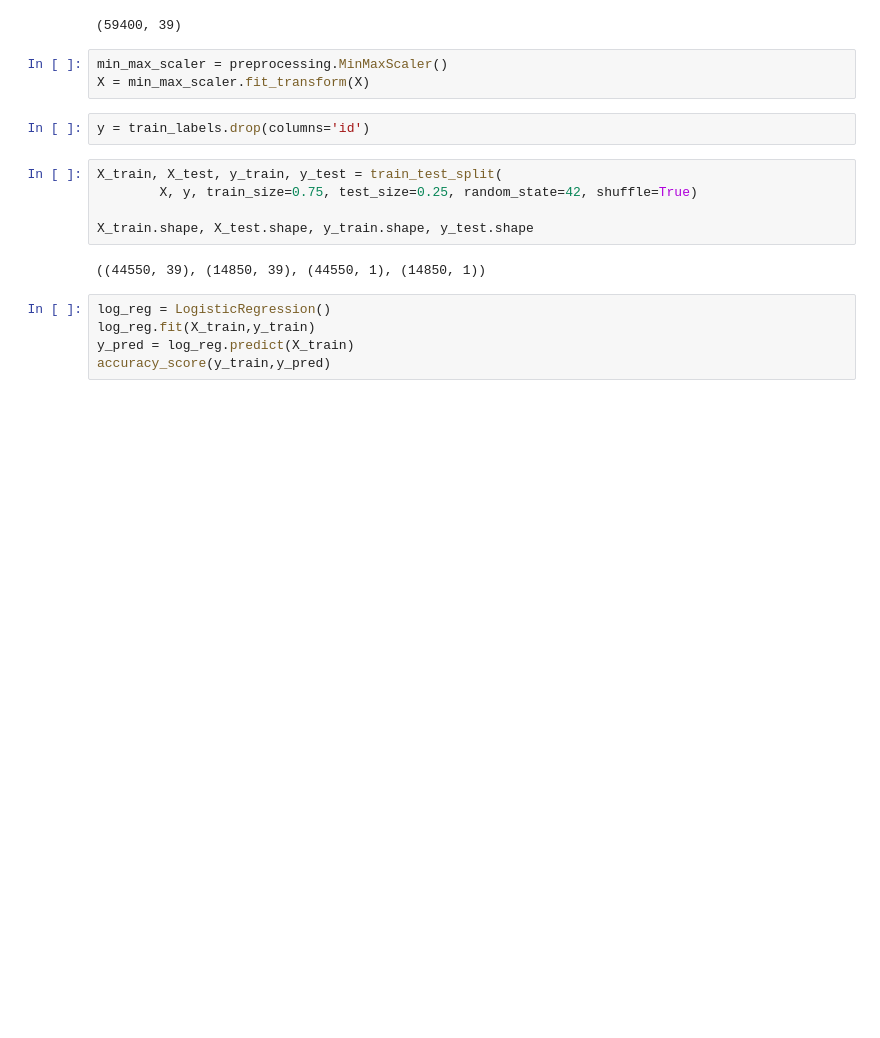
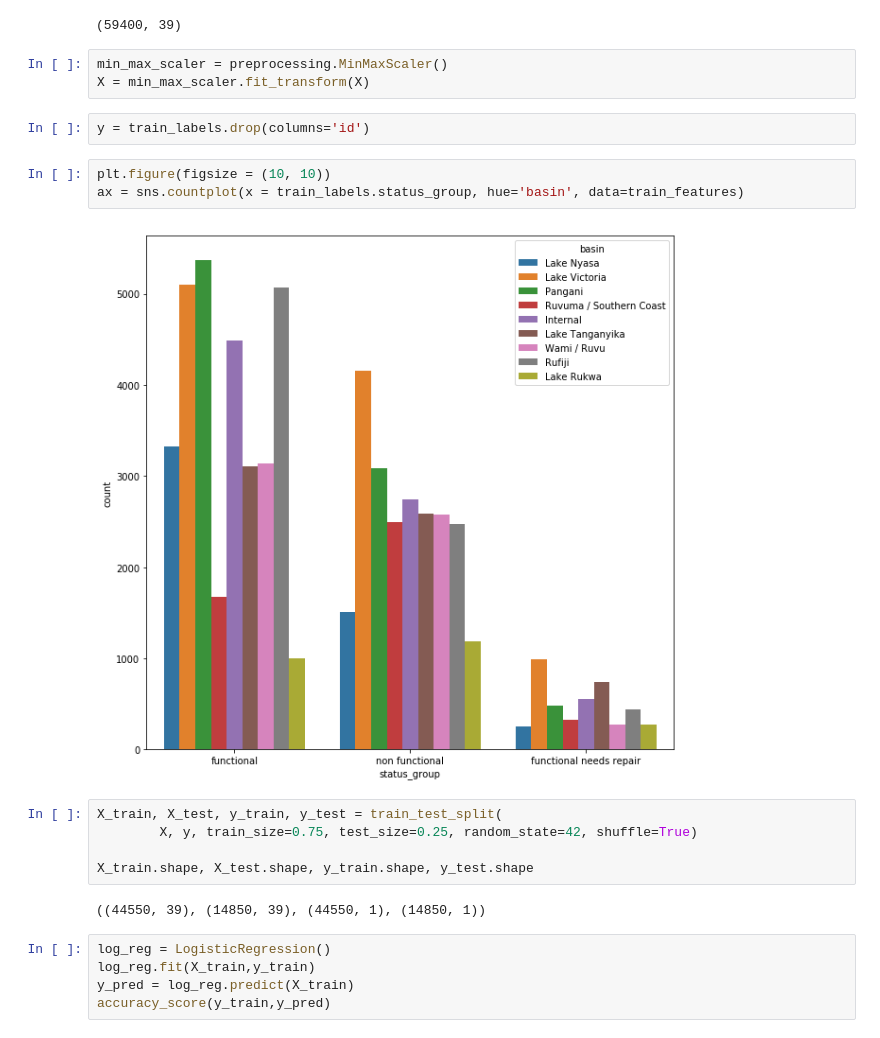
Before and after one commit to DanielleRomanoff/DS-Unit-2-Project-Week, a Jupyter notebook: Project Notebook.ipynb, the cells around one changed output. Drawn from its saved outputs; the diff is of its cells as text; blank space fills up the shorter version.

```diff
--- a/Project Notebook.ipynb
+++ b/Project Notebook.ipynb
@@ -858,6 +874,11 @@ min_max_scaler = preprocessing.MinMaxScaler()
 X = min_max_scaler.fit_transform(X)
 # %%
 y = train_labels.drop(columns='id')
+# %%
+plt.figure(figsize = (10, 10))
+ax = sns.countplot(x = train_labels.status_group, hue='basin', data=train_features)
+# %% [output]
+[figure, added]
 # %%
 X_train, X_test, y_train, y_test = train_test_split(
         X, y, train_size=0.75, test_size=0.25, random_state=42, shuffle=True)
```
Also changed, not shown: parts of 16 cells of this notebook, 1 other file.
